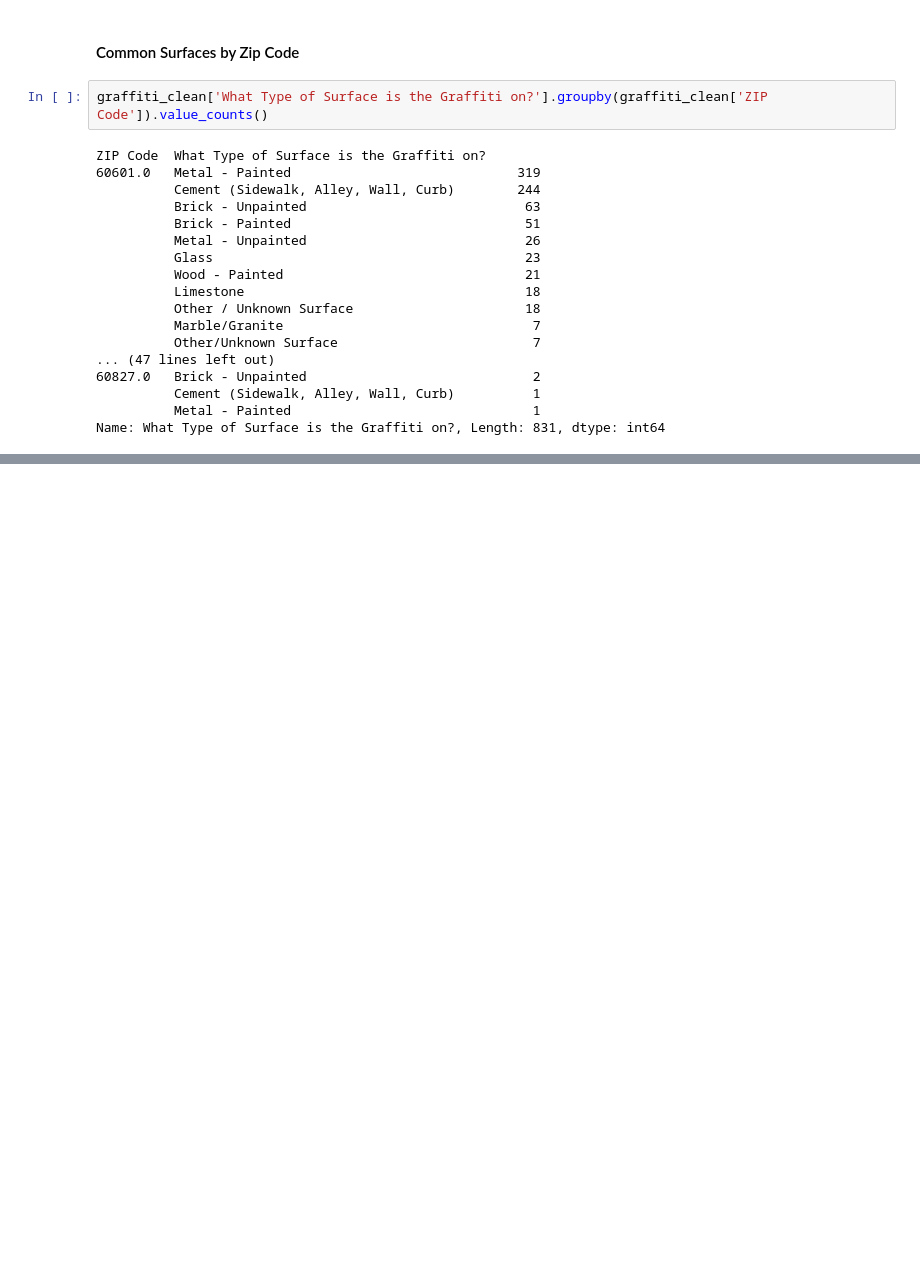
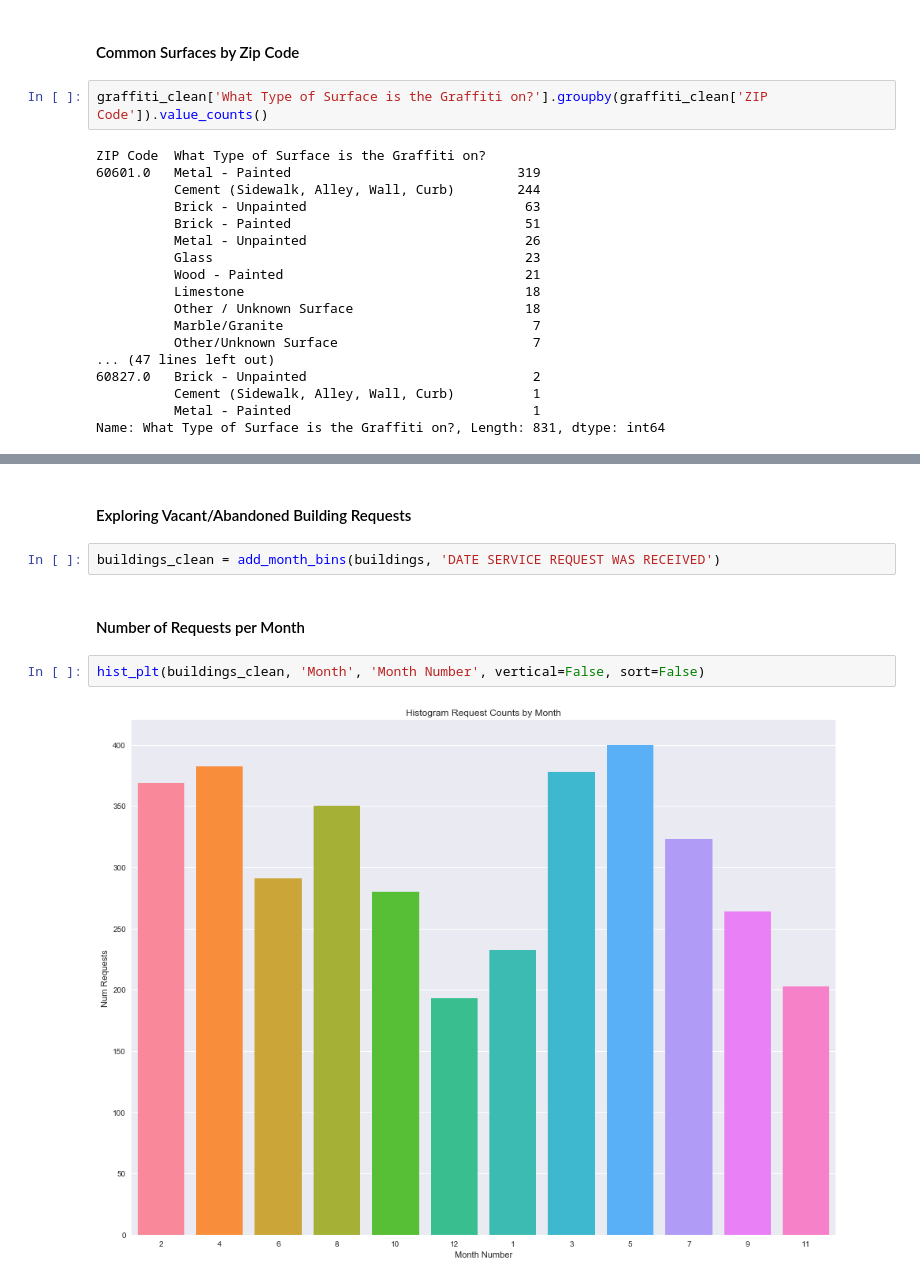
Before and after one commit to ratulesrar3/ml-pubpol, a Jupyter notebook: hw1/hw1.ipynb, the cells around one changed output, grey strips where cells are left out. Drawn from its saved outputs; the diff is of its cells as text; blank space fills up the shorter version.

```diff
--- a/hw1/hw1.ipynb
+++ b/hw1/hw1.ipynb
@@ -291,0 +349,10 @@ Index(['Creation Date', 'Status', 'Completion Date', 'Service Request Number',
+# %% [markdown]
+#### Exploring Vacant/Abandoned Building Requests
+# %%
+buildings_clean = add_month_bins(buildings, 'DATE SERVICE REQUEST WAS RECEIVED')
+# %% [markdown]
+#### Number of Requests per Month
+# %%
+hist_plt(buildings_clean, 'Month', 'Month Number', vertical=False, sort=False)
+# %% [output]
+[figure, added]
```
Also changed, not shown: parts of 27 cells of this notebook.
